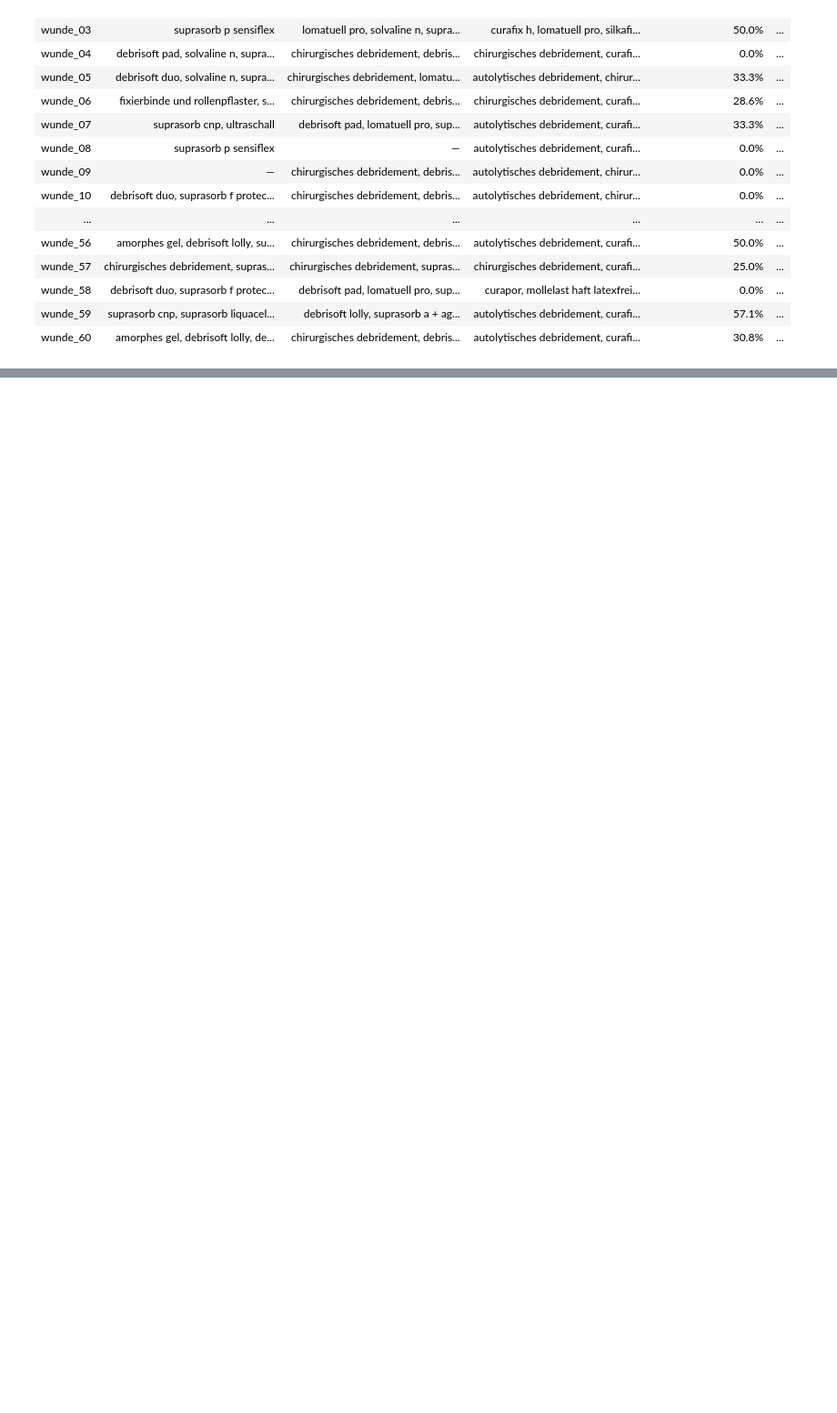
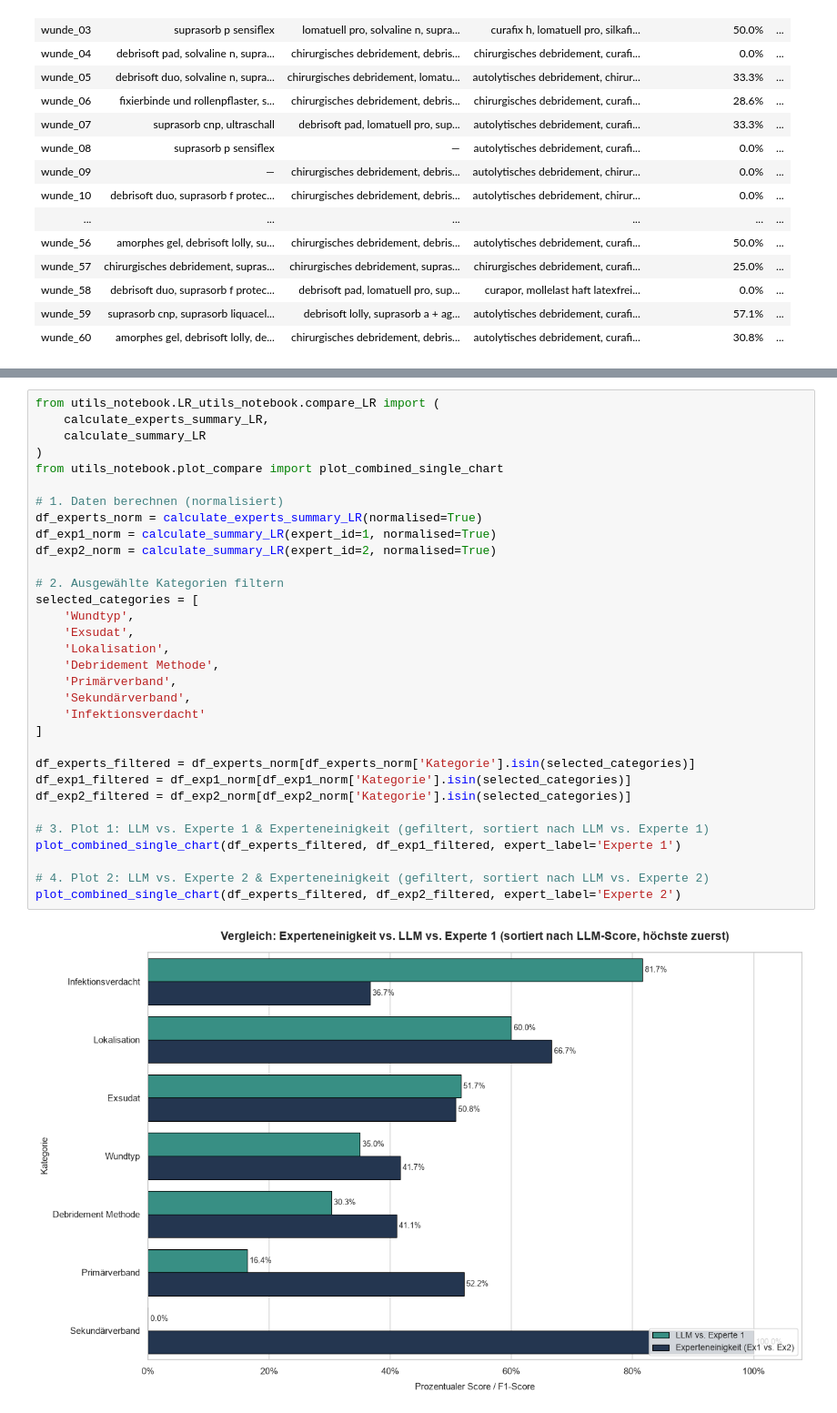
Before and after one commit to code-mert/masterarbeitmodell, a Jupyter notebook: notebooks/analyse_lr/analyse_LR.ipynb, the cells around one changed output, grey strips where cells are left out. Shown at 91% size. Cells and saved outputs as stored; diff of their text form; blank space fills up the shorter version.

Commit message:
feat(eval): add dual baseline evaluation module and fix exsudat level parsing

```diff
--- a/notebooks/analyse_lr/analyse_LR.ipynb
+++ b/notebooks/analyse_lr/analyse_LR.ipynb
@@ -139,0 +185,34 @@ Detailergebnisse pro Wunde
+# %%
+from utils_notebook.LR_utils_notebook.compare_LR import (
+    calculate_experts_summary_LR,
+    calculate_summary_LR
+)
+from utils_notebook.plot_compare import plot_combined_single_chart
+
+# 1. Daten berechnen (normalisiert)
+df_experts_norm = calculate_experts_summary_LR(normalised=True)
+df_exp1_norm = calculate_summary_LR(expert_id=1, normalised=True)
+df_exp2_norm = calculate_summary_LR(expert_id=2, normalised=True)
+
+# 2. Ausgewählte Kategorien filtern
+selected_categories = [
+    'Wundtyp',
+    'Exsudat',
+    'Lokalisation',
+    'Debridement Methode',
+    'Primärverband',
+    'Sekundärverband',
+    'Infektionsverdacht'
+]
+
+df_experts_filtered = df_experts_norm[df_experts_norm['Kategorie'].isin(selected_categories)]
+df_exp1_filtered = df_exp1_norm[df_exp1_norm['Kategorie'].isin(selected_categories)]
+df_exp2_filtered = df_exp2_norm[df_exp2_norm['Kategorie'].isin(selected_categories)]
+
+# 3. Plot 1: LLM vs. Experte 1 & Experteneinigkeit (gefiltert, sortiert nach LLM vs. Experte 1)
+plot_combined_single_chart(df_experts_filtered, df_exp1_filtered, expert_label='Experte 1')
+
+# 4. Plot 2: LLM vs. Experte 2 & Experteneinigkeit (gefiltert, sortiert nach LLM vs. Experte 2)
+plot_combined_single_chart(df_experts_filtered, df_exp2_filtered, expert_label='Experte 2')
+# %% [output]
+[figure, added]
```
Also changed, not shown: parts of 4 cells of this notebook, 6 other files.
